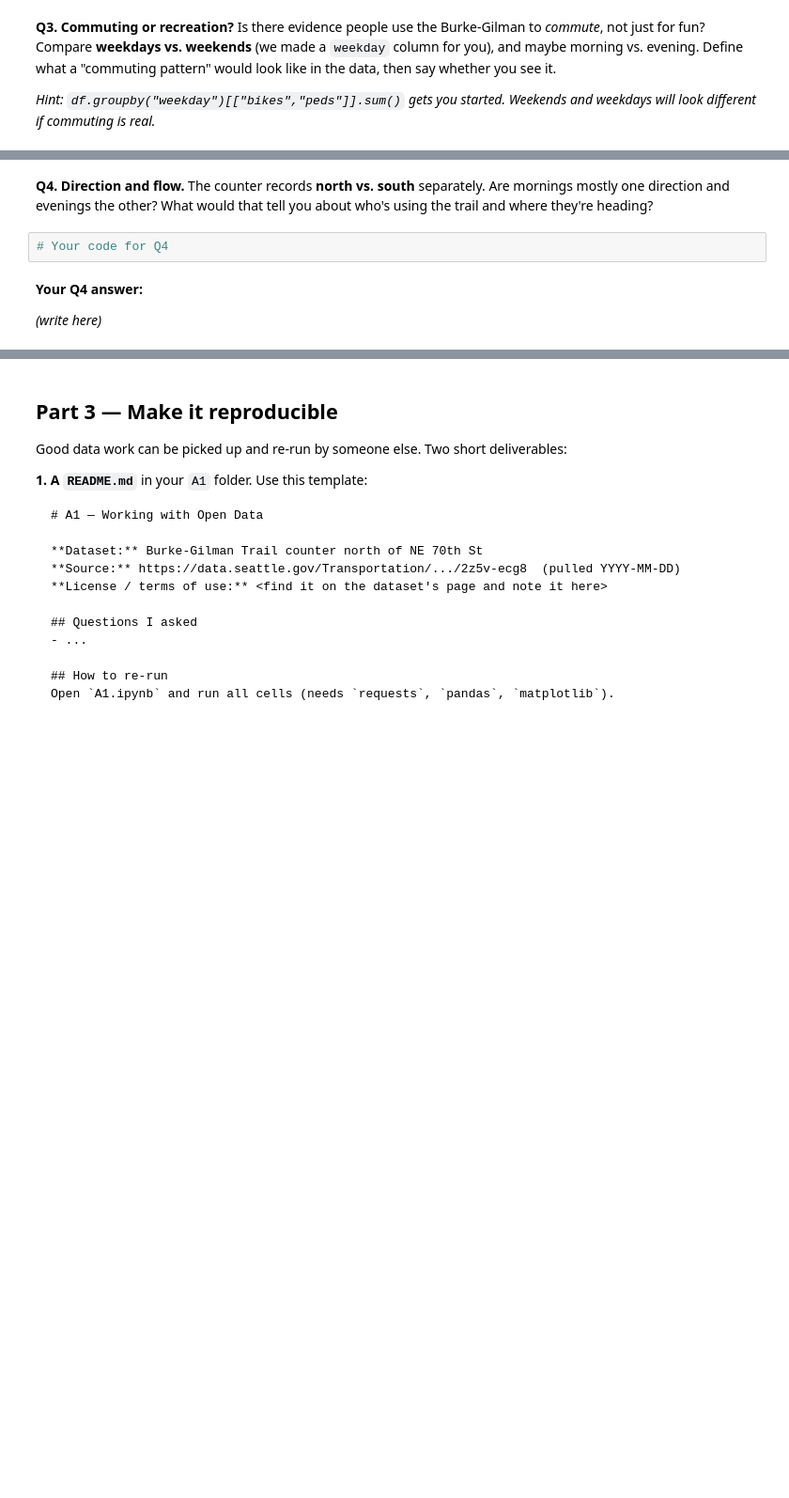
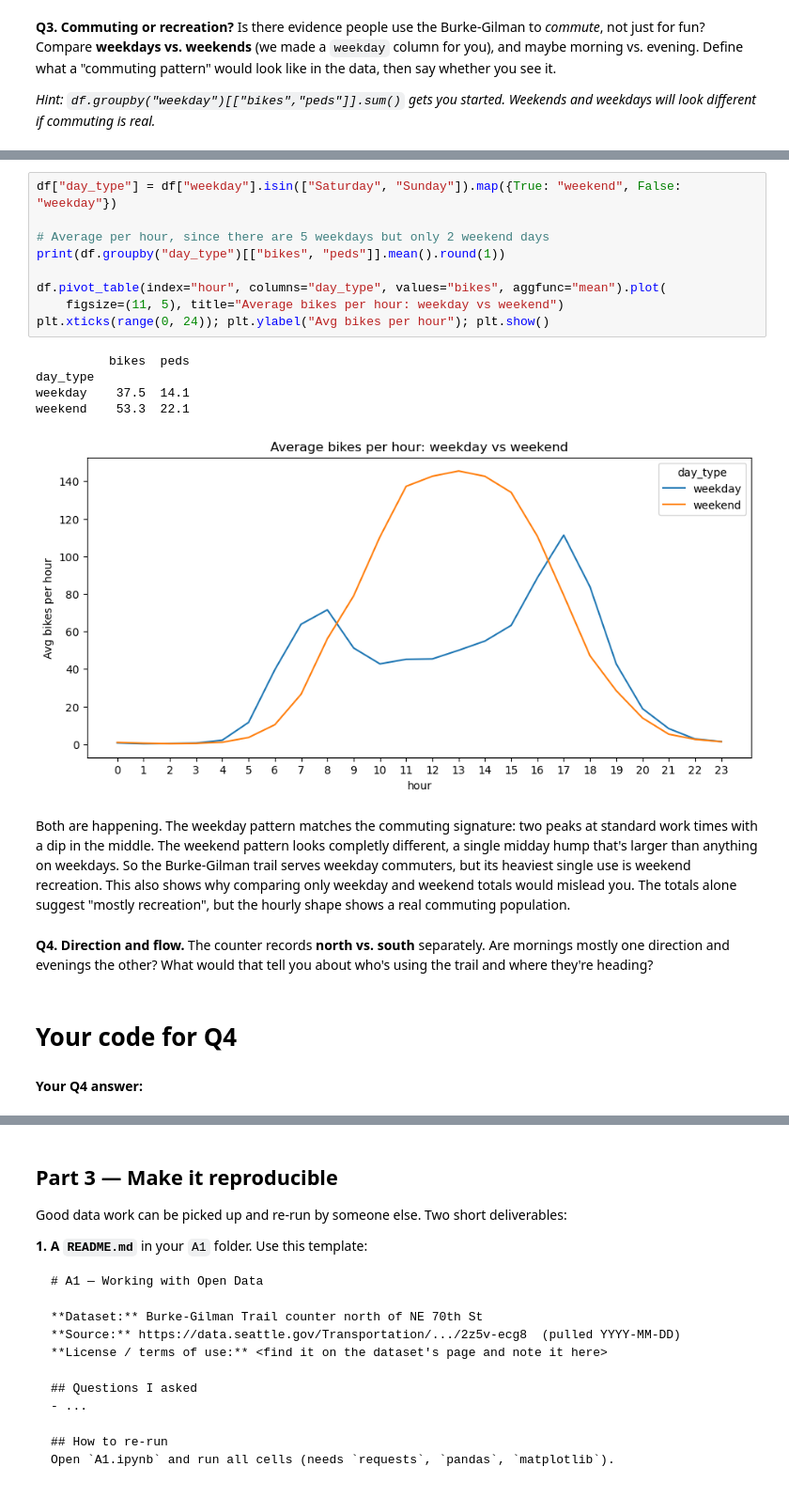
Before and after one commit to annielam2/hcde-410, a Jupyter notebook: A1/A1.ipynb, the cells around one changed output, grey strips where cells are left out. Shown at 94% size. Saved outputs shown, nothing was run; the diff lists cells and outputs as text; blank space fills up the shorter version.

```diff
--- a/A1/A1.ipynb
+++ b/A1/A1.ipynb
@@ -128,9 +205,24 @@ Is there evidence people use the Burke-Gilman to *commute*, not just for fun? Co
+# %%
+df["day_type"] = df["weekday"].isin(["Saturday", "Sunday"]).map({True: "weekend", False: "weekday"})
+
+# Average per hour, since there are 5 weekdays but only 2 weekend days
+print(df.groupby("day_type")[["bikes", "peds"]].mean().round(1))
+
+df.pivot_table(index="hour", columns="day_type", values="bikes", aggfunc="mean").plot(
+    figsize=(11, 5), title="Average bikes per hour: weekday vs weekend")
+plt.xticks(range(0, 24)); plt.ylabel("Avg bikes per hour"); plt.show()
+# %% [output]
+          bikes  peds
+day_type
+weekday    37.5  14.1
+weekend    53.3  22.1
+[figure, added]
+# %% [markdown]
+Both are happening. The weekday pattern matches the commuting signature: two peaks at standard work times with a dip in the middle. The weekend pattern looks completly different, a single midday hump that's larger than anything on weekdays. So the Burke-Gilman trail serves weekday commuters, but its heaviest single use is weekend recreation. This also shows why comparing only weekday and weekend totals would mislead you. The totals alone suggest "mostly recreation", but the hourly shape shows a real commuting population.
 # %% [markdown]
 **Q4. Direction and flow.**
 The counter records **north vs. south** separately. Are mornings mostly one direction and evenings the other? What would that tell you about who's using the trail and where they're heading?
-# %%
-# Your code for Q4
+# %% [markdown]
+# Your code for Q4
 # %% [markdown]
 **Your Q4 answer:**
-
-*(write here)*
```
Also changed, not shown: parts of 23 cells of this notebook, 1 other file.
